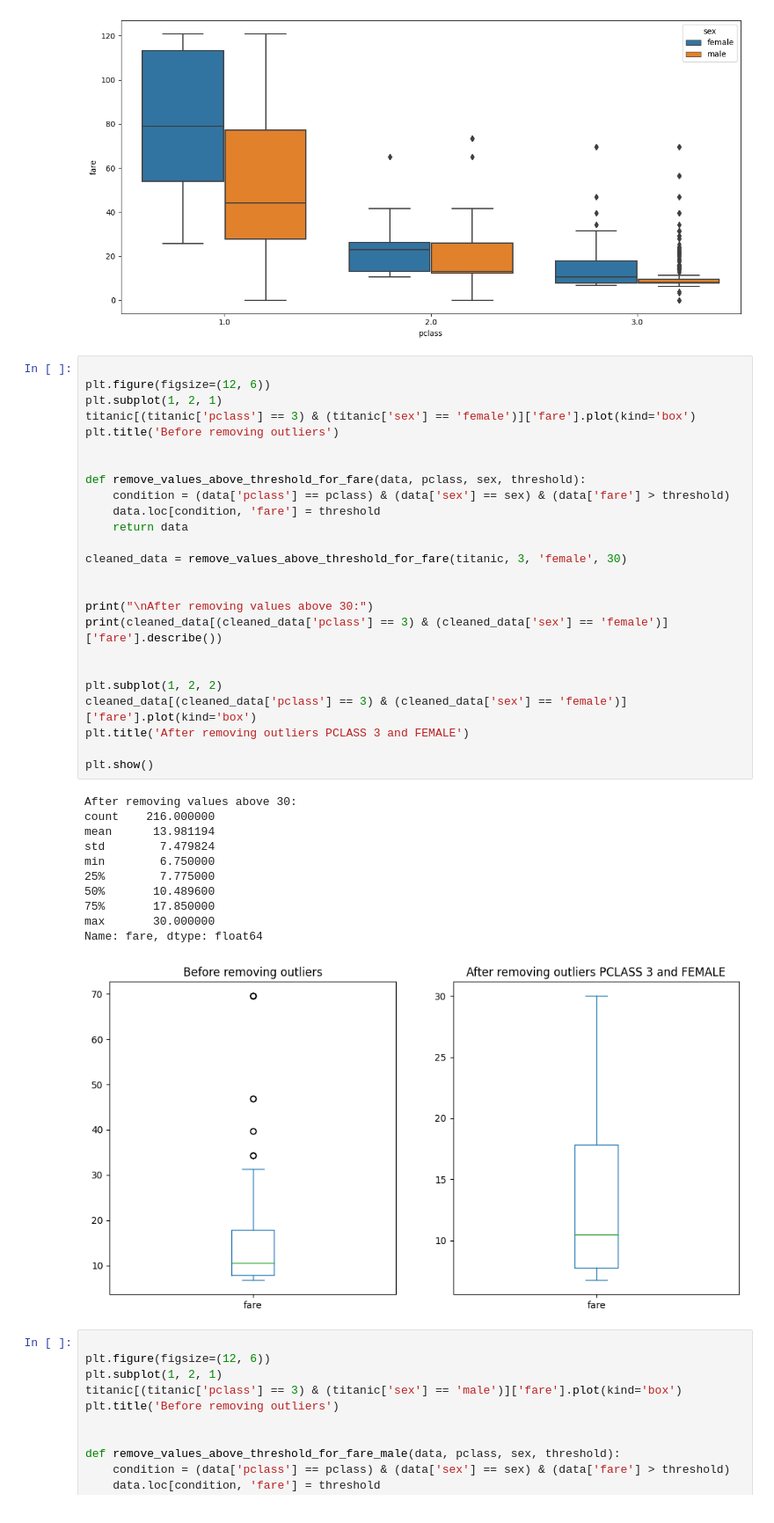
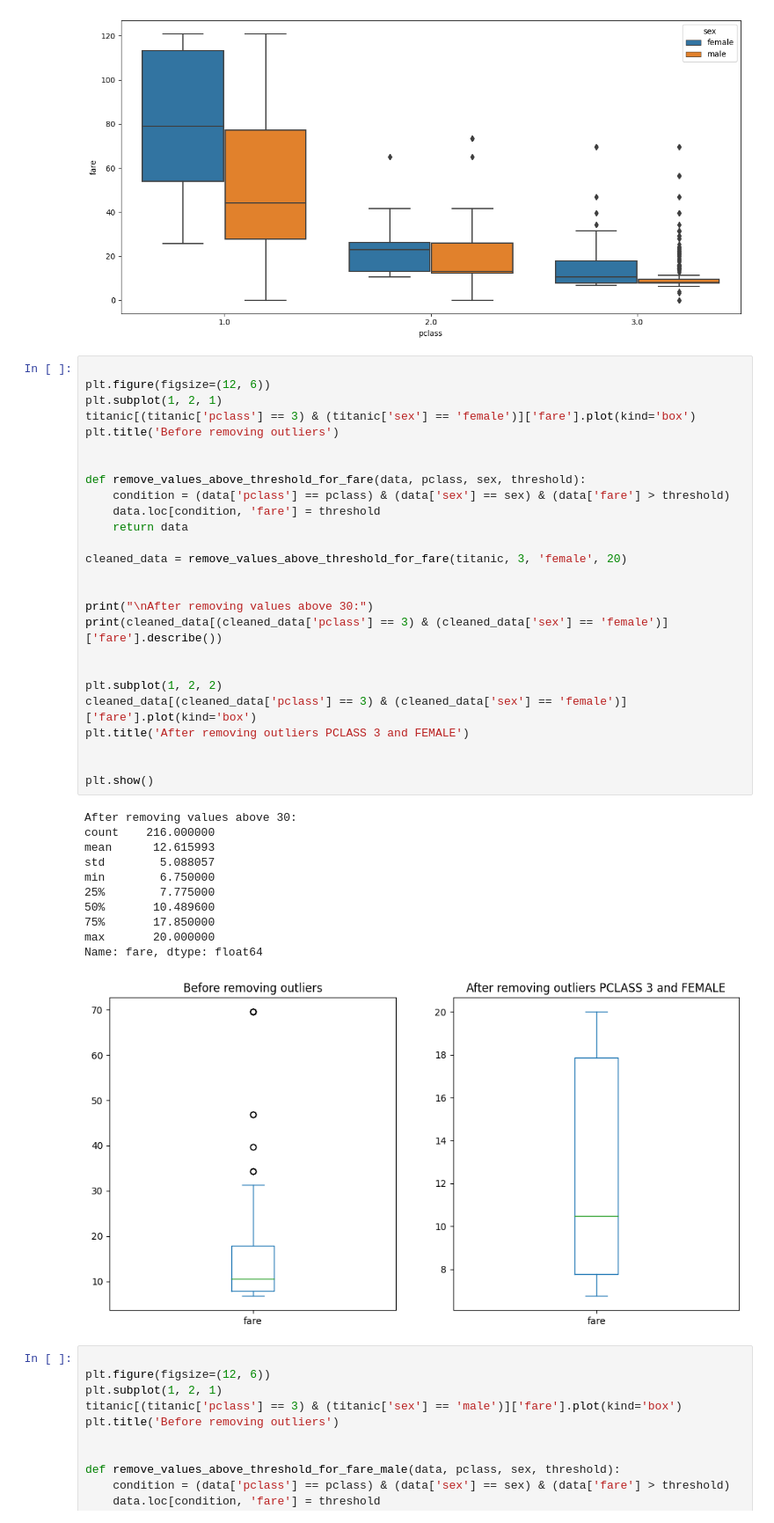
Before and after one commit to yunuxemre/Data-Mining-Example, a Jupyter notebook: TitanikVeriAnaliziV2.ipynb, the cells around one changed output. Shown at 88% size. Cells and saved outputs as stored; diff of their text form.

```diff
--- a/TitanikVeriAnaliziV2.ipynb
+++ b/TitanikVeriAnaliziV2.ipynb
@@ -285,38 +285,39 @@ plt.show()
 plt.figure(figsize=(12, 6))
 plt.subplot(1, 2, 1)
 titanic[(titanic['pclass'] == 3) & (titanic['sex'] == 'female')]['fare'].plot(kind='box')
 plt.title('Before removing outliers')
 
 
 def remove_values_above_threshold_for_fare(data, pclass, sex, threshold):
     condition = (data['pclass'] == pclass) & (data['sex'] == sex) & (data['fare'] > threshold)
     data.loc[condition, 'fare'] = threshold
     return data
 
-cleaned_data = remove_values_above_threshold_for_fare(titanic, 3, 'female', 30)
+cleaned_data = remove_values_above_threshold_for_fare(titanic, 3, 'female', 20)
 
 
 print("\nAfter removing values above 30:")
 print(cleaned_data[(cleaned_data['pclass'] == 3) & (cleaned_data['sex'] == 'female')]['fare'].describe())
 
 
 plt.subplot(1, 2, 2)
 cleaned_data[(cleaned_data['pclass'] == 3) & (cleaned_data['sex'] == 'female')]['fare'].plot(kind='box')
 plt.title('After removing outliers PCLASS 3 and FEMALE')
 
+
 plt.show()
 # %% [output]
 After removing values above 30:
 count    216.000000
-mean      13.981194
-std        7.479824
+mean      12.615993
+std        5.088057
 min        6.750000
 25%        7.775000
 50%       10.489600
 75%       17.850000
-max       30.000000
+max       20.000000
 Name: fare, dtype: float64
-[figure, old version]
+[figure, new version]
 # %%
 
 plt.figure(figsize=(12, 6))
```
Also changed, not shown: parts of 2 cells of this notebook.
